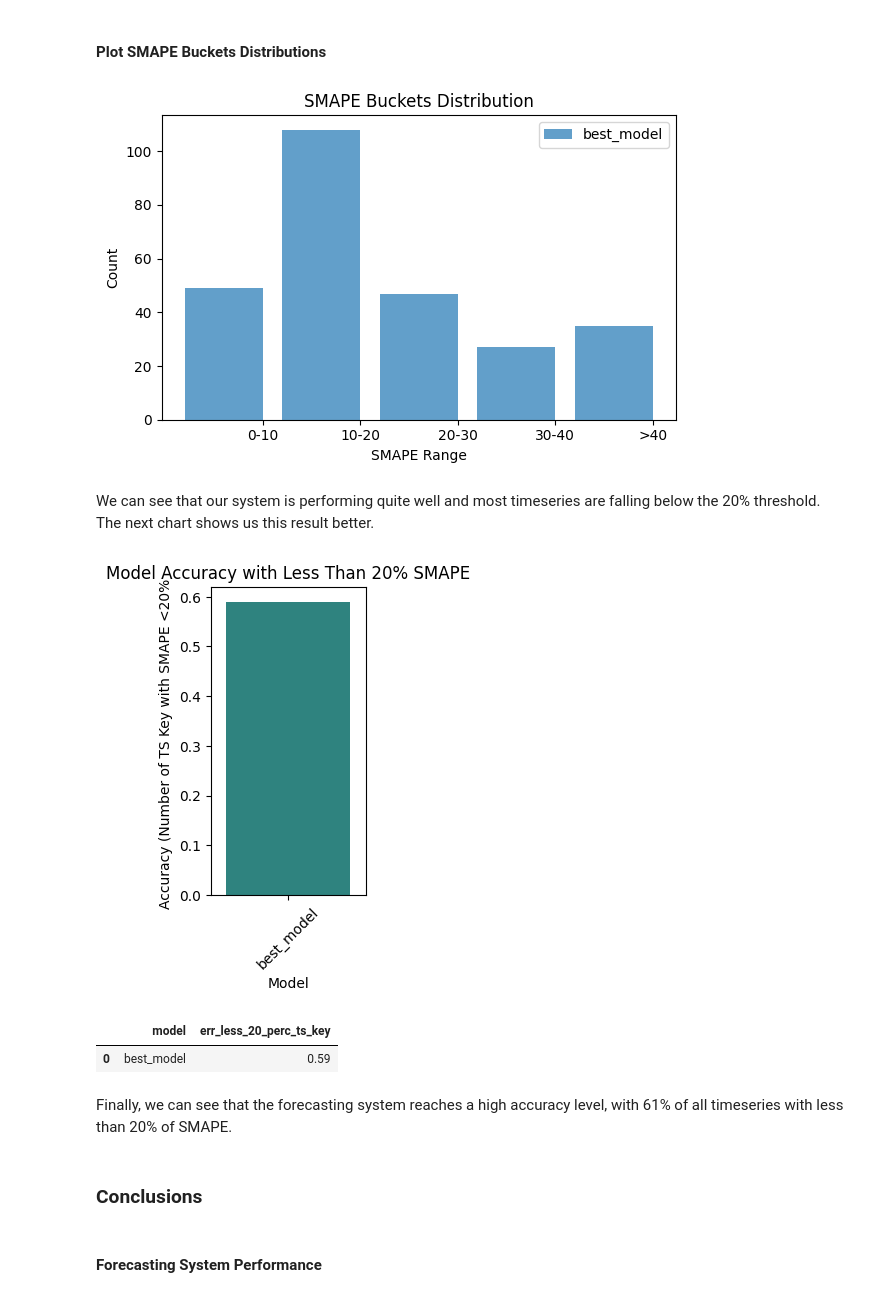
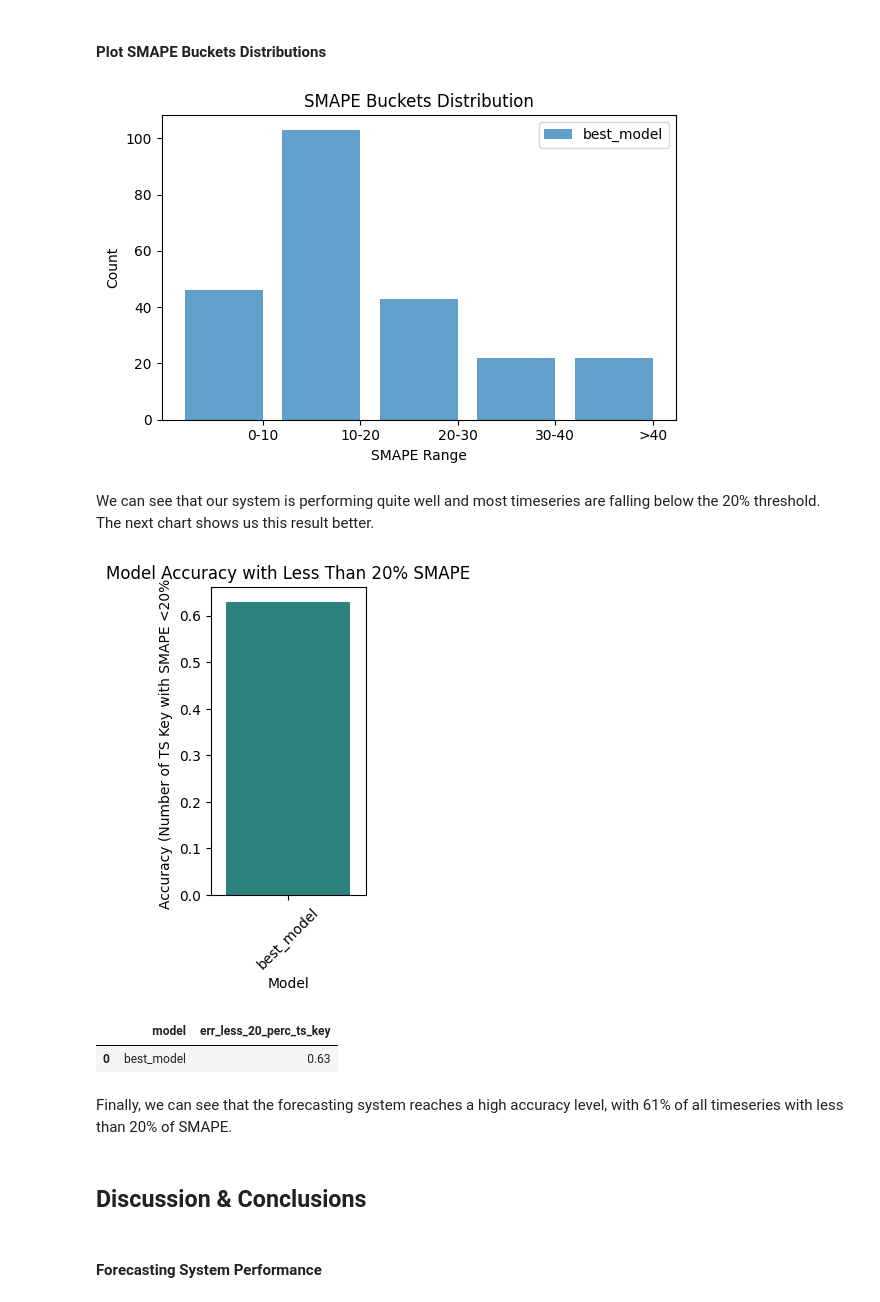
Before and after one commit to john2408/project_data_analytics, a Jupyter notebook: reports/report.ipynb, the cells around one changed output. Drawn from its saved outputs; the diff is of its cells as text; code cells hidden in the pictures.

```diff
--- a/reports/report.ipynb
+++ b/reports/report.ipynb
@@ -326,3 +465,5 @@ Object has been stored at ../models/lgbm_forecast.pkl.
 # %%
+# Load all Results
 df_stats_forecast = pd.read_parquet("../data/forecasts/stats_forecast.parquet")
 df_result_lgbm = pd.read_parquet("../data/forecasts/lightgmb_forecast.parquet")
+df_result_deepl = pd.read_parquet("../data/forecasts/deepl_forecast.parquet")
@@ -344,7 +504,8 @@ Finally, I can create one last model, which will be an average combination of al
 # %%
 df_true, df_forecats, evaluation_df, model_names = ensemble_model(config=config,
                                             df_result_lgbm=df_result_lgbm,
-                                            df_stats_forecast=df_stats_forecast)
+                                            df_stats_forecast=df_stats_forecast,
+                                            df_result_deepl=df_result_deepl)
 # %%
 evaluation_df.head(2)
 # %% [output]
@@ -423,4 +600,5 @@ df_accuracy_smape, df_accuracy_mae = forecast_system_accuracy_metrics(evaluation
 # %%
+df_accuracy_smape, df_accuracy_mae = forecast_system_accuracy_metrics(evaluation_df=f_system_evaluation_df)
 df_acc_stats_models = pd.merge(df_accuracy_smape, df_accuracy_mae, on=['test_frame','ts_key','model_name'], how='left')
 df_acc_stats_models = df_acc_stats_models[['test_frame','ts_key','model_name','smape','mae']].copy()
 df_acc_stats_models[['model_name','test_frame','smape','mae']].groupby(['model_name','test_frame']).agg('median')
@@ -444,24 +622,24 @@ The histogram illustrates that the forecasting system achieves accurate predicti
 #### Plot SMAPE Buckets Distributions
 # %%
 # Example usage
-plot_f_system_smape_buckets_distribution(df_accuracy_smape=df_accuracy_smape, figsize=(6, 4))
+buckets_data = plot_f_system_smape_buckets_distribution(df_accuracy_smape=df_accuracy_smape, figsize=(6, 4))
 # %% [output]
-[figure, old version]
+[figure, new version]
 # %% [markdown]
 We can see that our system is performing quite well and most timeseries are falling below the 20% threshold. The next chart shows us this result better.
 # %%
 df_acc_less_20 = plot_err_less_20_SMAPE(buckets_data=buckets_data, figsize=(2,4))
 # %% [output]
-[figure, old version]
+[figure, new version]
 # %%
 df_acc_less_20
 # %% [output]
 |  | model | err_less_20_perc_ts_key |
-| 0 | best_model | 0.59 |
+| 0 | best_model | 0.63 |
 # %% [markdown]
 Finally, we can see that the forecasting system reaches a high accuracy level, with 61% of all timeseries with less than 20% of SMAPE.
 # %% [markdown]
-### Conclusions
+## Discussion & Conclusions
 # %% [markdown]
 #### Forecasting System Performance
 # %% [markdown]
```
Also changed, not shown: parts of 13 cells of this notebook, 20 other files.
